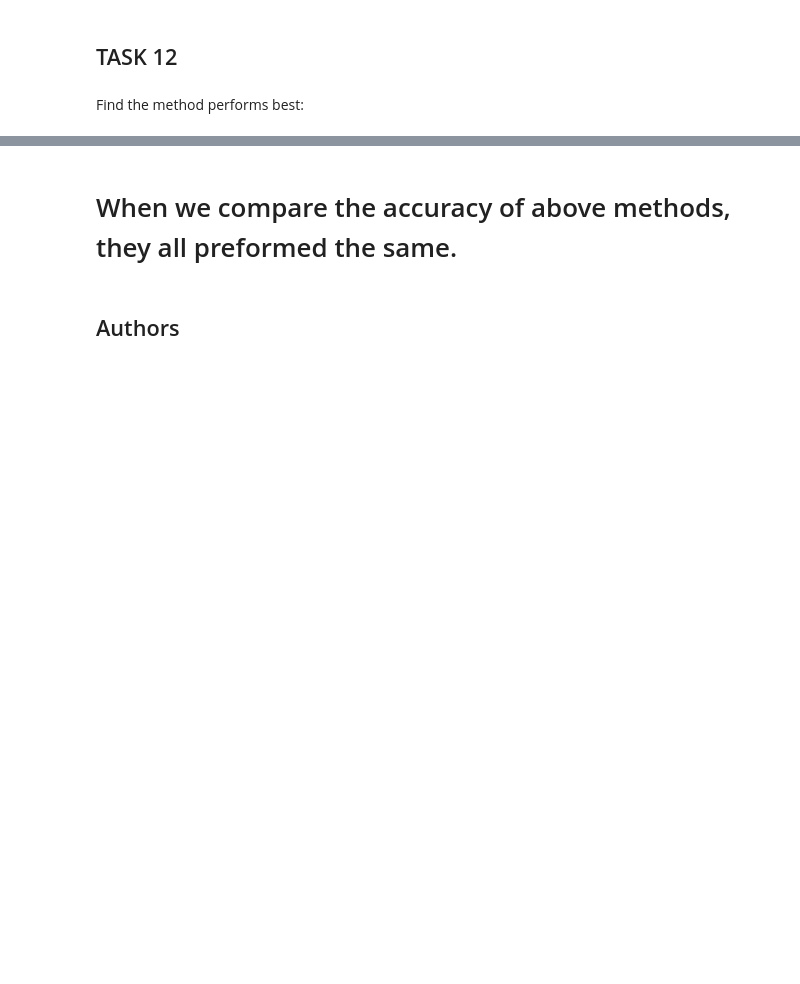
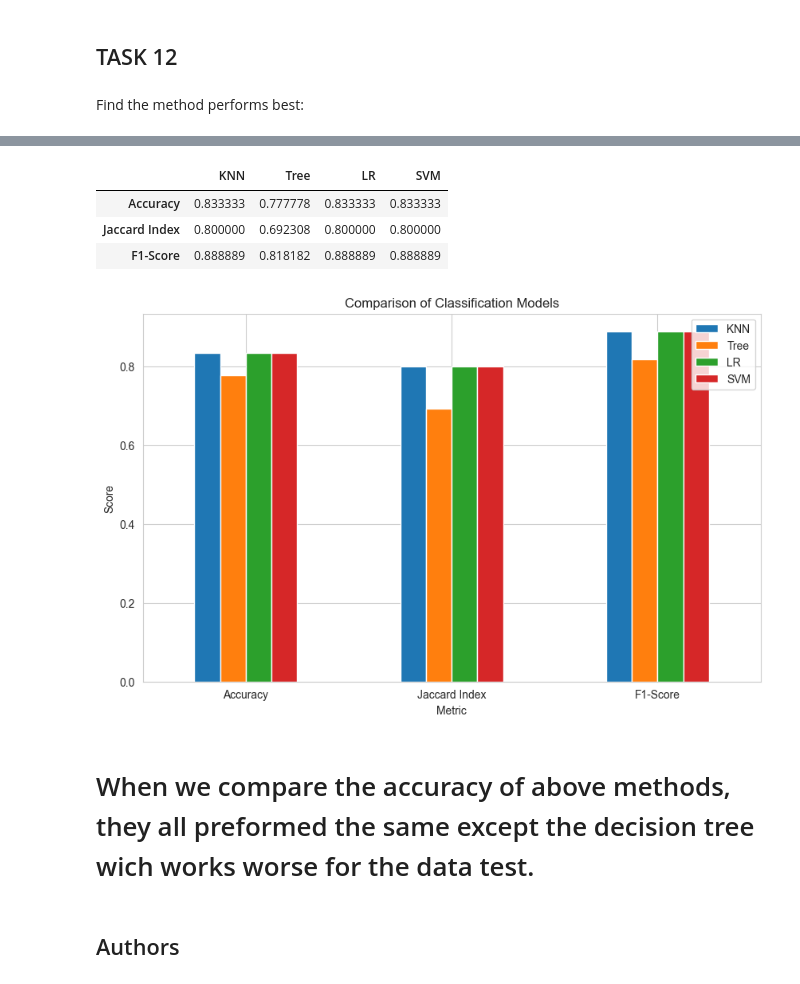
Before and after one commit to Mikamike123/IBM-DataScience-Certificate, a Jupyter notebook: SpaceX_Machine_Learning_Prediction_Part_5.jupyterlite.ipynb, the cells around one changed output, grey strips where cells are left out. Drawn from its saved outputs; the diff is of its cells as text; code cells hidden in the pictures; blank space fills up the shorter version.

```diff
--- a/SpaceX_Machine_Learning_Prediction_Part_5.jupyterlite.ipynb
+++ b/SpaceX_Machine_Learning_Prediction_Part_5.jupyterlite.ipynb
@@ -354,5 +358,42 @@ plt.show()
+# %%
+KNN_Accuracy_Score = accuracy_score(Y_test,knn_cv.predict(X_test))
+KNN_JaccardIndex = jaccard_score(Y_test,knn_cv.predict(X_test))
+KNN_F1_Score = f1_score(Y_test,knn_cv.predict(X_test))
+
+SVM_Accuracy_Score = accuracy_score(Y_test,svm_cv.predict(X_test))
+SVM_JaccardIndex = jaccard_score(Y_test,svm_cv.predict(X_test))
+SVM_F1_Score = f1_score(Y_test,svm_cv.predict(X_test))
+
+LR_Accuracy_Score = accuracy_score(Y_test,logreg_cv.predict(X_test))
+LR_JaccardIndex = jaccard_score(Y_test,logreg_cv.predict(X_test))
+LR_F1_Score = f1_score(Y_test,logreg_cv.predict(X_test))
+
+Tree_Accuracy_Score = accuracy_score(Y_test,tree_cv.predict(X_test))
+Tree_JaccardIndex = jaccard_score(Y_test,tree_cv.predict(X_test))
+Tree_F1_Score = f1_score(Y_test,tree_cv.predict(X_test))
+
+d = {'KNN':[KNN_Accuracy_Score,KNN_JaccardIndex,KNN_F1_Score],
+     'Tree':[Tree_Accuracy_Score, Tree_JaccardIndex, Tree_F1_Score],
+     'LR':[LR_Accuracy_Score, LR_JaccardIndex, LR_F1_Score],
+     'SVM':[SVM_Accuracy_Score, SVM_JaccardIndex, SVM_F1_Score]}
+Report = pd.DataFrame(data=d, index = ['Accuracy','Jaccard Index','F1-Score'])
+Report.head()
+# %% [output]
+|  | KNN | Tree | LR | SVM |
+| Accuracy | 0.833333 | 0.777778 | 0.833333 | 0.833333 |
+| Jaccard Index | 0.800000 | 0.692308 | 0.800000 | 0.800000 |
+| F1-Score | 0.888889 | 0.818182 | 0.888889 | 0.888889 |
+# %%
+# Plot the bar chart
+ax = Report.plot(kind='bar', figsize=(10,6), rot=0)
+ax.set_title('Comparison of Classification Models')
+ax.set_xlabel('Metric')
+ax.set_ylabel('Score')
+plt.show()
+# %% [output]
+[figure, added]
 # %% [markdown]
-# When we compare the accuracy of above methods, they all preformed the same.
+# When we compare the accuracy of above methods, they all preformed the same except the decision tree wich works worse for the data test.
 # %% [markdown]
 ## Authors
 # %% [markdown]
```
Also changed, not shown: parts of 6 cells of this notebook.
